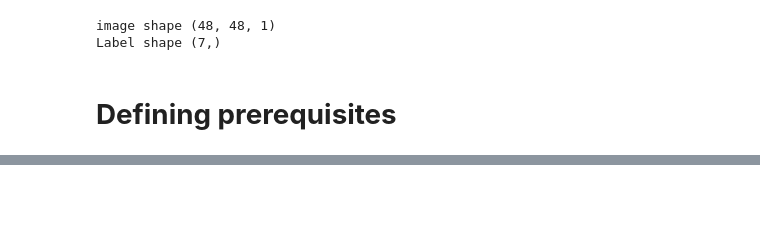
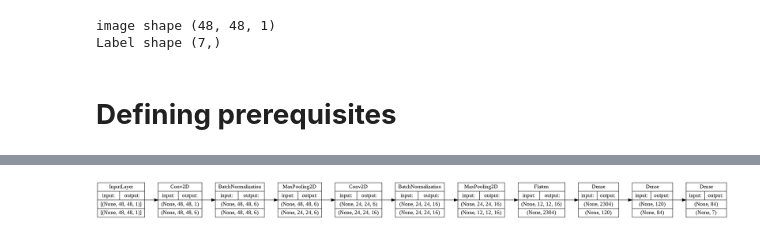
Before and after one commit to Shatakd/Face-Emotion-Recognition-Deep-Learning, a Jupyter notebook: Face_Emotion_Recognition.ipynb, the cells around one changed output, grey strips where cells are left out. Cells and saved outputs as stored; diff of their text form; code cells hidden in the pictures; blank space fills up the shorter version.

```diff
--- a/Face_Emotion_Recognition.ipynb
+++ b/Face_Emotion_Recognition.ipynb
@@ -194,0 +198,20 @@ def plots(history):
+# %%
+# Defining modeified Lenet architecture using keras sequential API
+lenet = Sequential([# First CNN layer
+                    Conv2D(filters=6, kernel_size=3, activation='relu', padding='same', input_shape=(48, 48, 1)),
+                    BatchNormalization(), MaxPool2D(pool_size = 2),
+                    # Second CNN layer
+                    Conv2D(filters=16, kernel_size=3, activation='relu',  padding='same'),
+                    BatchNormalization(), MaxPool2D(pool_size = 2),
+                    # flattening and Adding 2 fully connected layers
+                    Flatten(),
+                    Dense(120, activation='relu'),
+                    Dense(84, activation='relu'),
+                    # using a prediction layer with seven neuron
+                    Dense(7, activation='softmax')])
+
+# Compiling the model
+lenet.compile(loss='categorical_crossentropy', optimizer=Adam(learning_rate=0.0001, decay=1e-6), metrics=['accuracy'])
+
+# checking summary
+lenet.summary()
@@ -194,0 +236,5 @@ def plots(history):
+# %%
+# Plot model graph
+plot_model(lenet, show_shapes=True, to_file='lenet.png', rankdir='LR', show_layer_names=False)
+# %% [output]
+[figure, added]
```
Also changed, not shown: parts of 6 cells of this notebook.
